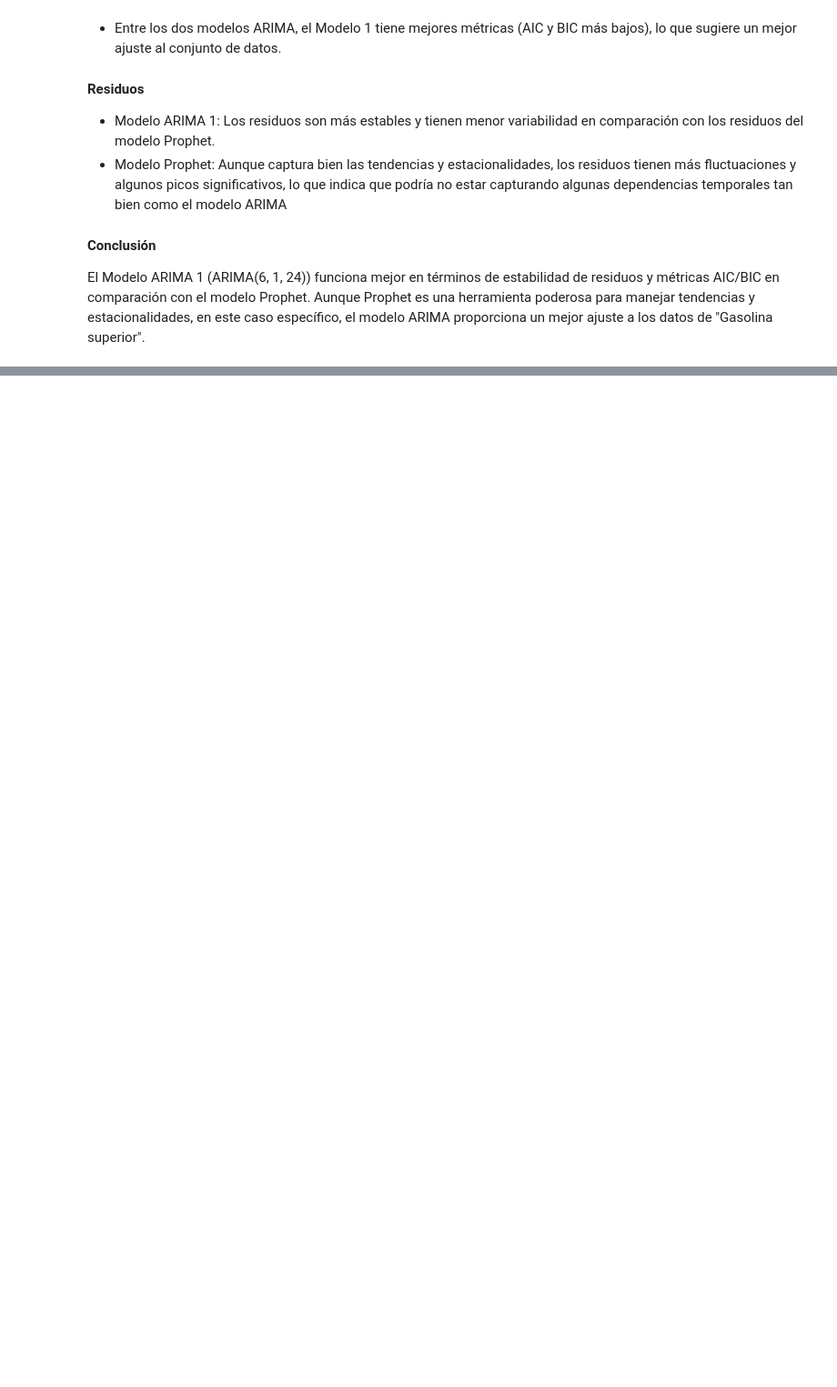
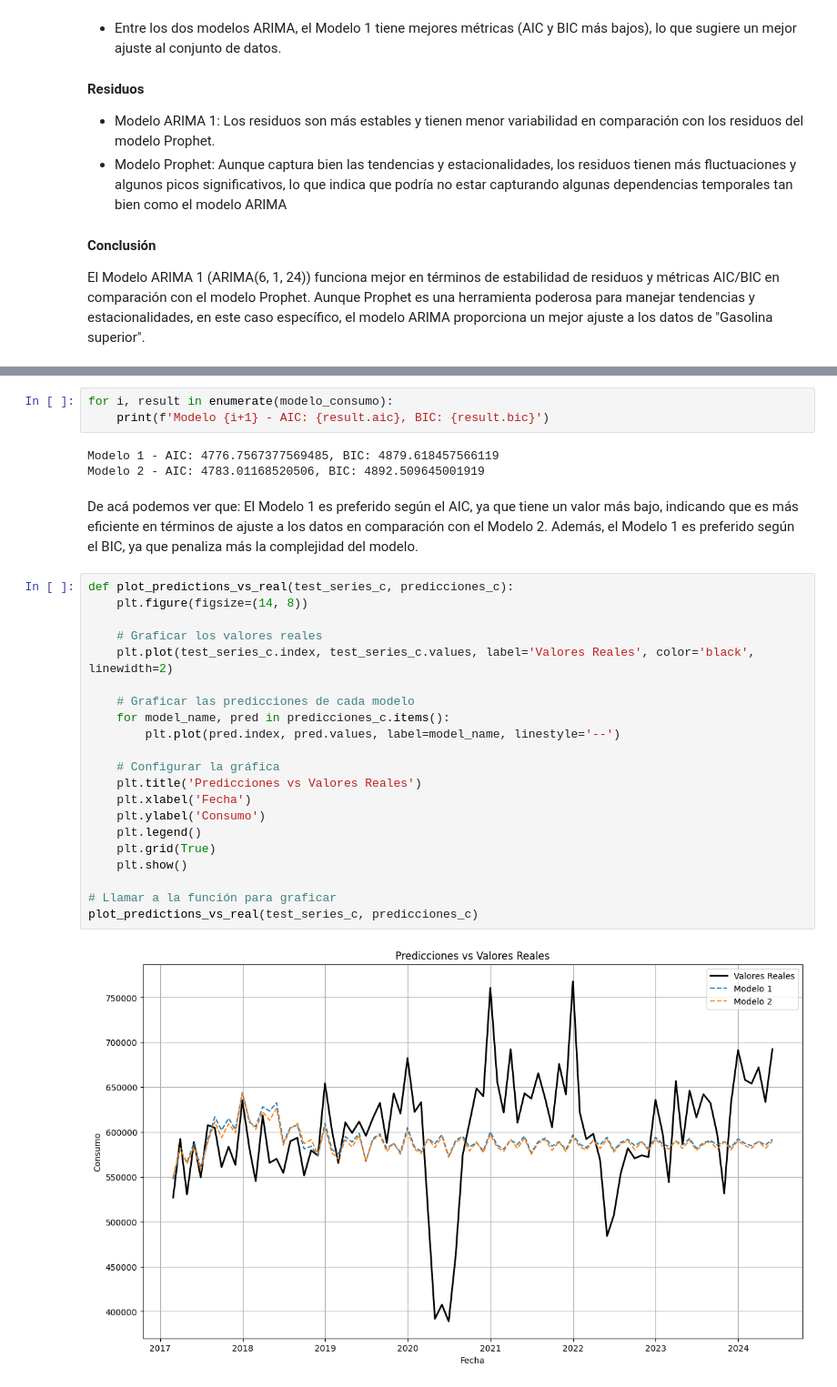
Before and after one commit to SofiLam13/Lab2-DS-, a Jupyter notebook: Lab2(Data_Science).ipynb, the cells around one changed output, grey strips where cells are left out. Shown at 91% size. Saved outputs shown, nothing was run; the diff lists cells and outputs as text; blank space fills up the shorter version.

```diff
--- a/Lab2(Data_Science).ipynb
+++ b/Lab2(Data_Science).ipynb
@@ -609,0 +726,31 @@ El Modelo ARIMA 1 (ARIMA(6, 1, 24)) funciona mejor en términos de estabilidad d
+# %%
+for i, result in enumerate(modelo_consumo):
+    print(f'Modelo {i+1} - AIC: {result.aic}, BIC: {result.bic}')
+# %% [output]
+Modelo 1 - AIC: 4776.7567377569485, BIC: 4879.618457566119
+Modelo 2 - AIC: 4783.01168520506, BIC: 4892.509645001919
+# %% [markdown]
+De acá podemos ver que: El Modelo 1 es preferido según el AIC, ya que tiene un valor más bajo, indicando que es más eficiente en términos de ajuste a los datos en comparación con el Modelo 2. Además, el Modelo 1 es preferido según el BIC, ya que penaliza más la complejidad del modelo.
+# %%
+def plot_predictions_vs_real(test_series_c, predicciones_c):
+    plt.figure(figsize=(14, 8))
+
+    # Graficar los valores reales
+    plt.plot(test_series_c.index, test_series_c.values, label='Valores Reales', color='black', linewidth=2)
+
+    # Graficar las predicciones de cada modelo
+    for model_name, pred in predicciones_c.items():
+        plt.plot(pred.index, pred.values, label=model_name, linestyle='--')
+
+    # Configurar la gráfica
+    plt.title('Predicciones vs Valores Reales')
+    plt.xlabel('Fecha')
+    plt.ylabel('Consumo')
+    plt.legend()
+    plt.grid(True)
+    plt.show()
+
+# Llamar a la función para graficar
+plot_predictions_vs_real(test_series_c, predicciones_c)
+# %% [output]
+[figure, added]
```
Also changed, not shown: parts of 36 cells of this notebook, 1 other file.
